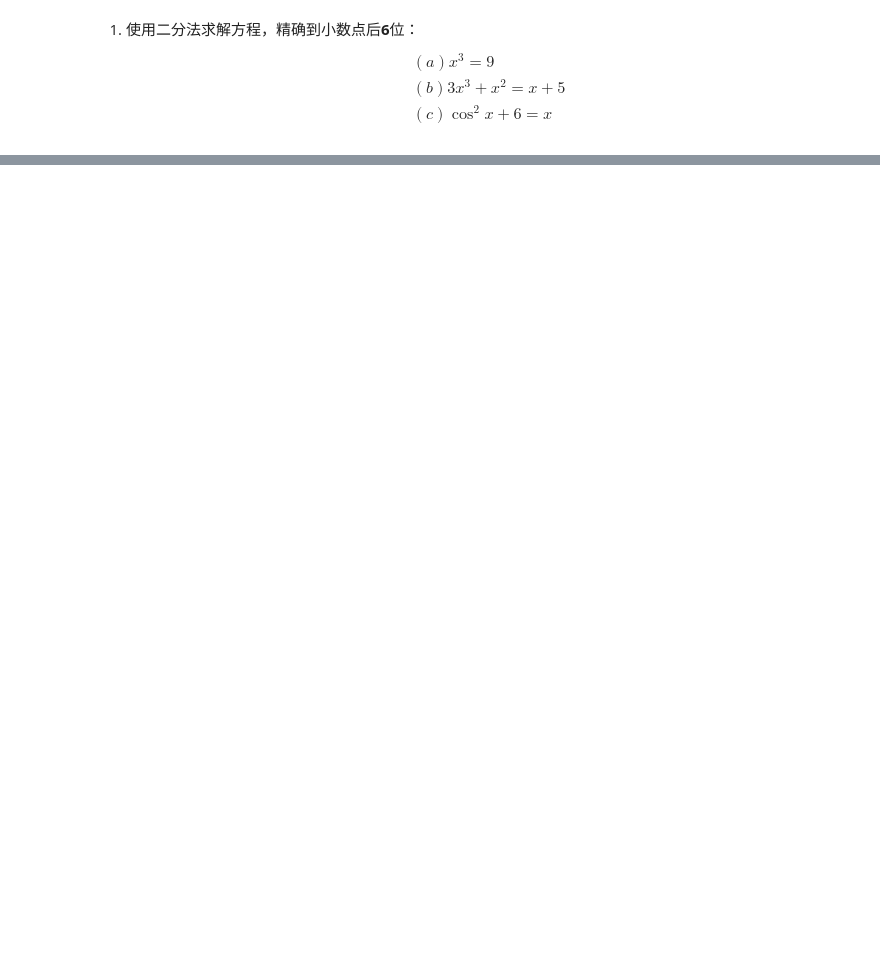
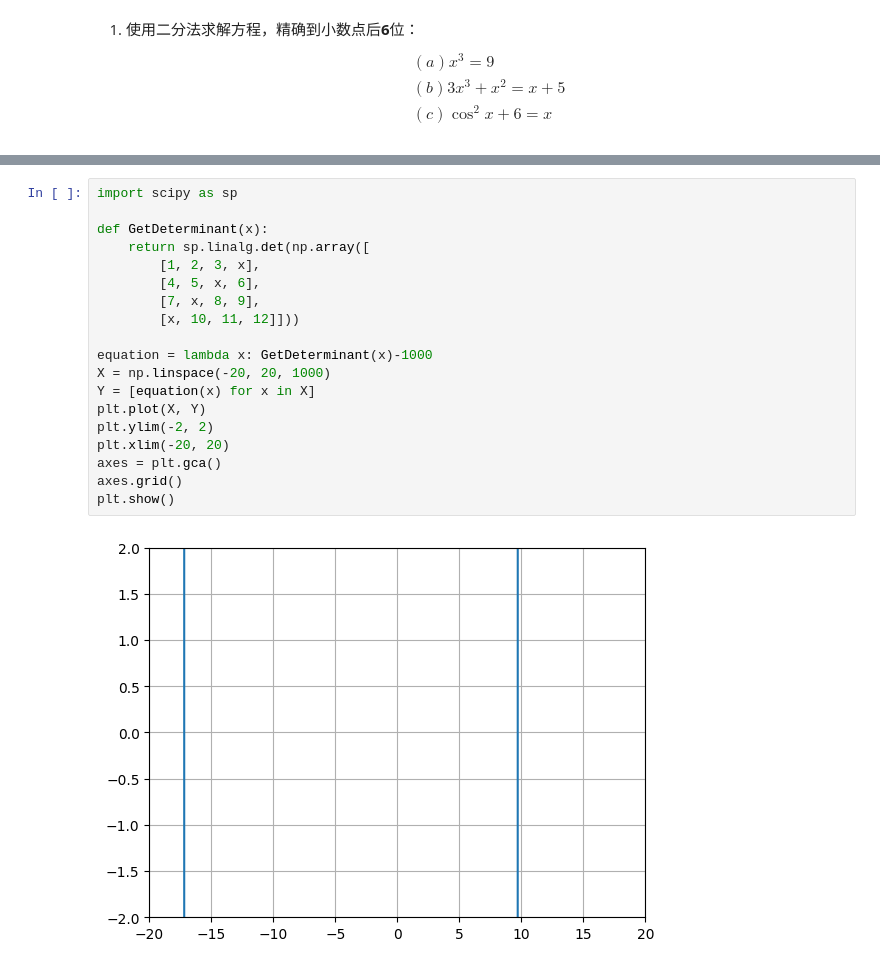
Before and after one commit to Pat-Tron/solution_of_numerical_analysis, a Jupyter notebook: exercise_01_01.ipynb, the cells around one changed output, grey strips where cells are left out. Drawn from its saved outputs; the diff is of its cells as text; blank space fills up the shorter version.

```diff
--- a/exercise_01_01.ipynb
+++ b/exercise_01_01.ipynb
@@ -40,0 +196,21 @@ Iteration of 22 times, with result: 6.776092052459717
+# %%
+import scipy as sp
+
+def GetDeterminant(x):
+    return sp.linalg.det(np.array([
+        [1, 2, 3, x],
+        [4, 5, x, 6],
+        [7, x, 8, 9],
+        [x, 10, 11, 12]]))
+
+equation = lambda x: GetDeterminant(x)-1000
+X = np.linspace(-20, 20, 1000)
+Y = [equation(x) for x in X]
+plt.plot(X, Y)
+plt.ylim(-2, 2)
+plt.xlim(-20, 20)
+axes = plt.gca()
+axes.grid()
+plt.show()
+# %% [output]
+[figure, added]
```
Also changed, not shown: parts of 19 cells of this notebook.
